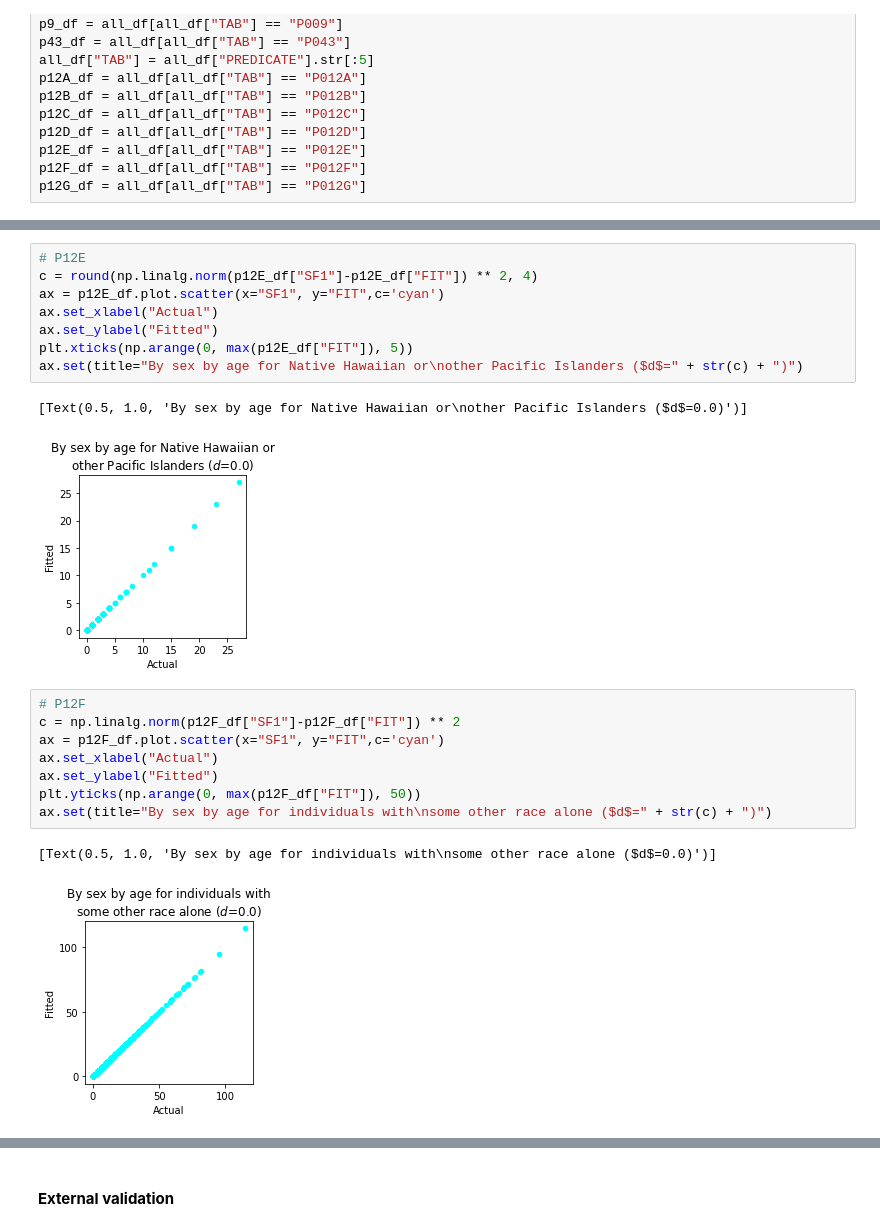
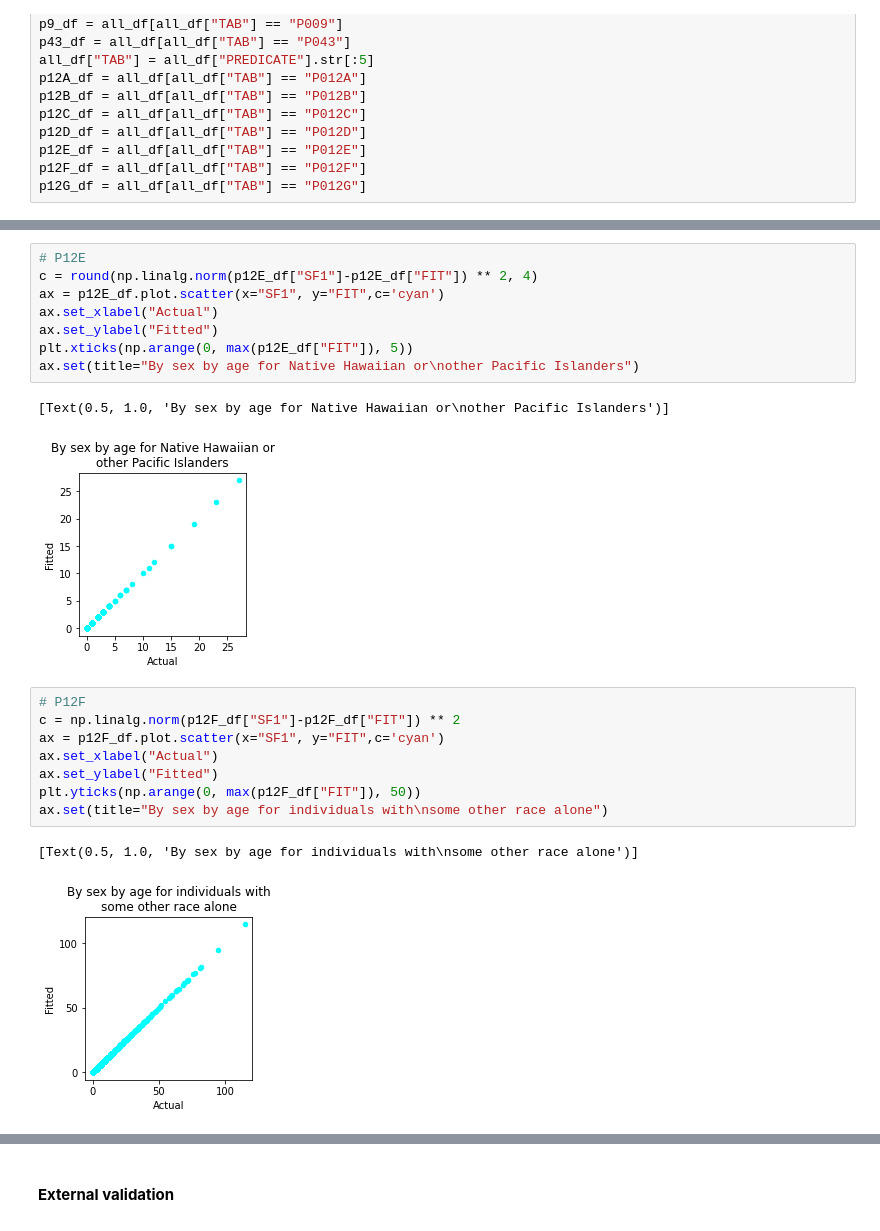
Before and after one commit to linyuehzzz/synthetic-populations, a Jupyter notebook: franklin_microdata.ipynb, the cells around one changed output, grey strips where cells are left out. Saved outputs shown, nothing was run; the diff lists cells and outputs as text.

```diff
--- a/franklin_microdata.ipynb
+++ b/franklin_microdata.ipynb
@@ -686,21 +687,21 @@ ax = p12E_df.plot.scatter(x="SF1", y="FIT",c='cyan')
 ax.set_xlabel("Actual")
 ax.set_ylabel("Fitted")
 plt.xticks(np.arange(0, max(p12E_df["FIT"]), 5))
-ax.set(title="By sex by age for Native Hawaiian or\nother Pacific Islanders ($d$=" + str(c) + ")")
+ax.set(title="By sex by age for Native Hawaiian or\nother Pacific Islanders")
 # %% [output]
-[Text(0.5, 1.0, 'By sex by age for Native Hawaiian or\nother Pacific Islanders ($d$=0.0)')]
+[Text(0.5, 1.0, 'By sex by age for Native Hawaiian or\nother Pacific Islanders')]
-[figure, old version]
+[figure, new version]
 # %%
 # P12F
 c = np.linalg.norm(p12F_df["SF1"]-p12F_df["FIT"]) ** 2
 ax = p12F_df.plot.scatter(x="SF1", y="FIT",c='cyan')
 ax.set_xlabel("Actual")
 ax.set_ylabel("Fitted")
 plt.yticks(np.arange(0, max(p12F_df["FIT"]), 50))
-ax.set(title="By sex by age for individuals with\nsome other race alone ($d$=" + str(c) + ")")
+ax.set(title="By sex by age for individuals with\nsome other race alone")
 # %% [output]
-[Text(0.5, 1.0, 'By sex by age for individuals with\nsome other race alone ($d$=0.0)')]
+[Text(0.5, 1.0, 'By sex by age for individuals with\nsome other race alone')]
-[figure, old version]
+[figure, new version]
 # %%
 # P12G
 c = np.linalg.norm(p12G_df["SF1"]-p12G_df["FIT"]) ** 2
```
Also changed, not shown: parts of 10 cells of this notebook, 8 other files.
